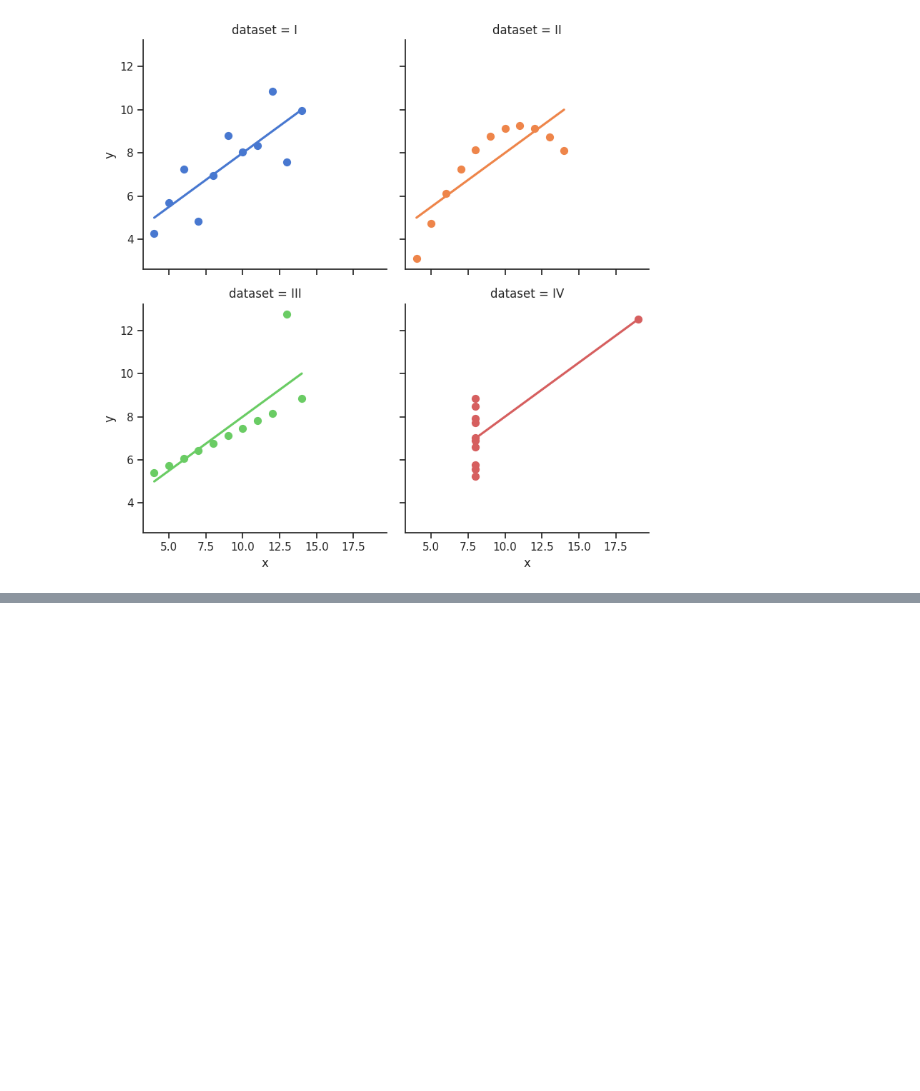
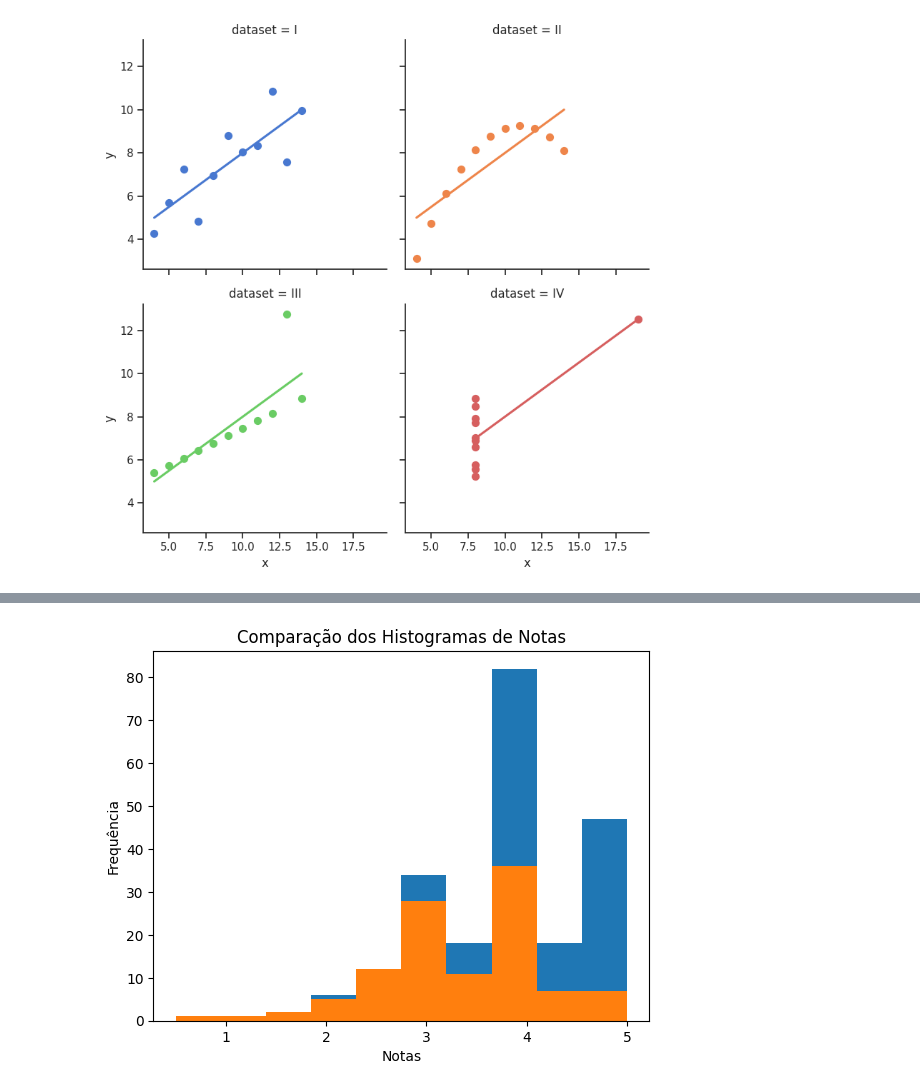
Before and after one commit to JENEVES07071967/TERCEIRO-ANO-A-COLEGIO-SANTOS-DUMONT, a Jupyter notebook: Untitled16.ipynb, the cells around one changed output, grey strips where cells are left out. Saved outputs shown, nothing was run; the diff lists cells and outputs as text; code cells hidden in the pictures; blank space fills up the shorter version.

```diff
--- a/Untitled16.ipynb
+++ b/Untitled16.ipynb
@@ -76,0 +213,14 @@ sns.lmplot(x="x", y="y", col="dataset", hue="dataset", data=df,
+# %%
+import matplotlib.pyplot as plt
+
+# A linha de código original estava incorreta.
+# A forma correta é usar os nomes das variáveis que você já definiu.
+plt.hist(notas_do_toy_story['rating'])
+plt.hist(notas_do_jumanji['rating'])
+
+plt.title('Comparação dos Histogramas de Notas')
+plt.xlabel('Notas')
+plt.ylabel('Frequência')
+plt.show()
+# %% [output]
+[figure, added]
```
Also changed, not shown: parts of 12 cells of this notebook.
